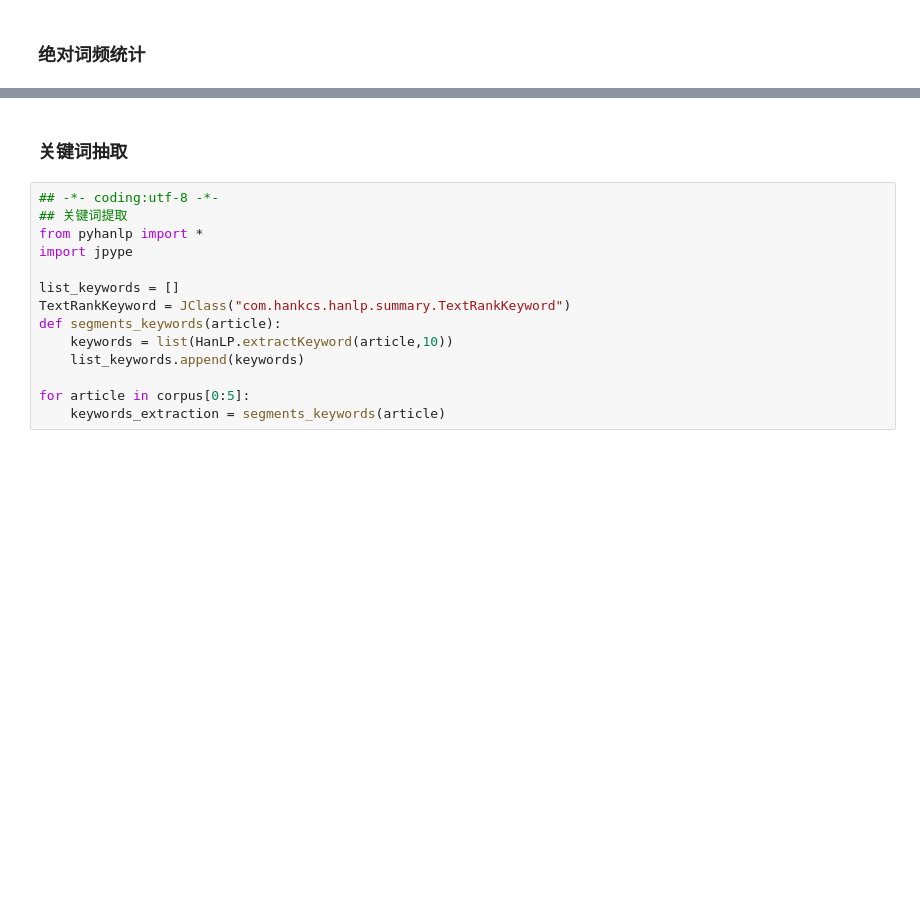
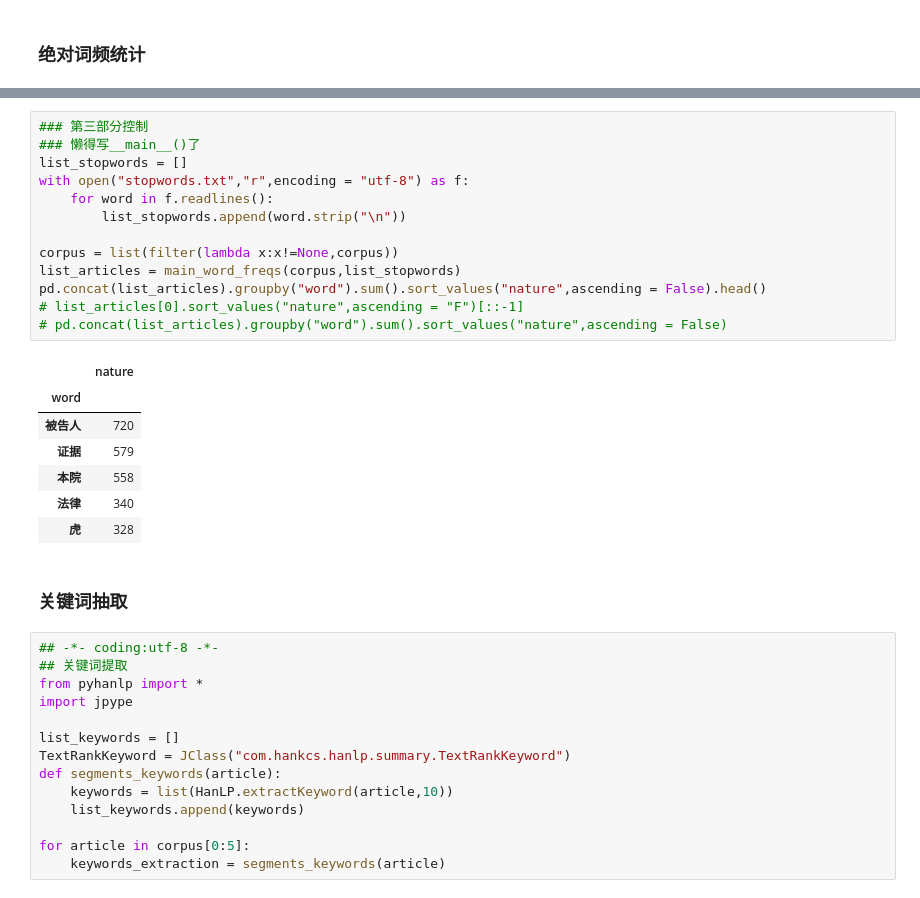
Before and after one commit to IanHongruZhang/Openlaw, a Jupyter notebook: openlaw_analysis.ipynb, the cells around one changed output, grey strips where cells are left out. Saved outputs shown, nothing was run; the diff lists cells and outputs as text; blank space fills up the shorter version.

```diff
--- a/openlaw_analysis.ipynb
+++ b/openlaw_analysis.ipynb
@@ -489,3 +734,24 @@ pd.concat(list_articles).groupby("word").sum().sort_values("nature",ascending =
+# %%
+### 第三部分控制
+### 懒得写__main__()了
+list_stopwords = []
+with open("stopwords.txt","r",encoding = "utf-8") as f:
+    for word in f.readlines():
+        list_stopwords.append(word.strip("\n"))
+
+corpus = list(filter(lambda x:x!=None,corpus))
+list_articles = main_word_freqs(corpus,list_stopwords)
+pd.concat(list_articles).groupby("word").sum().sort_values("nature",ascending = False).head()
+# list_articles[0].sort_values("nature",ascending = "F")[::-1]
+# pd.concat(list_articles).groupby("word").sum().sort_values("nature",ascending = False)
+# %% [output]
+|  | nature |
+| word |  |
+| 被告人 | 720 |
+| 证据 | 579 |
+| 本院 | 558 |
+| 法律 | 340 |
+| 虎 | 328 |
 # %% [markdown]
 ### 关键词抽取
 # %%
```
Also changed, not shown: parts of 42 cells of this notebook, 1 other file.
